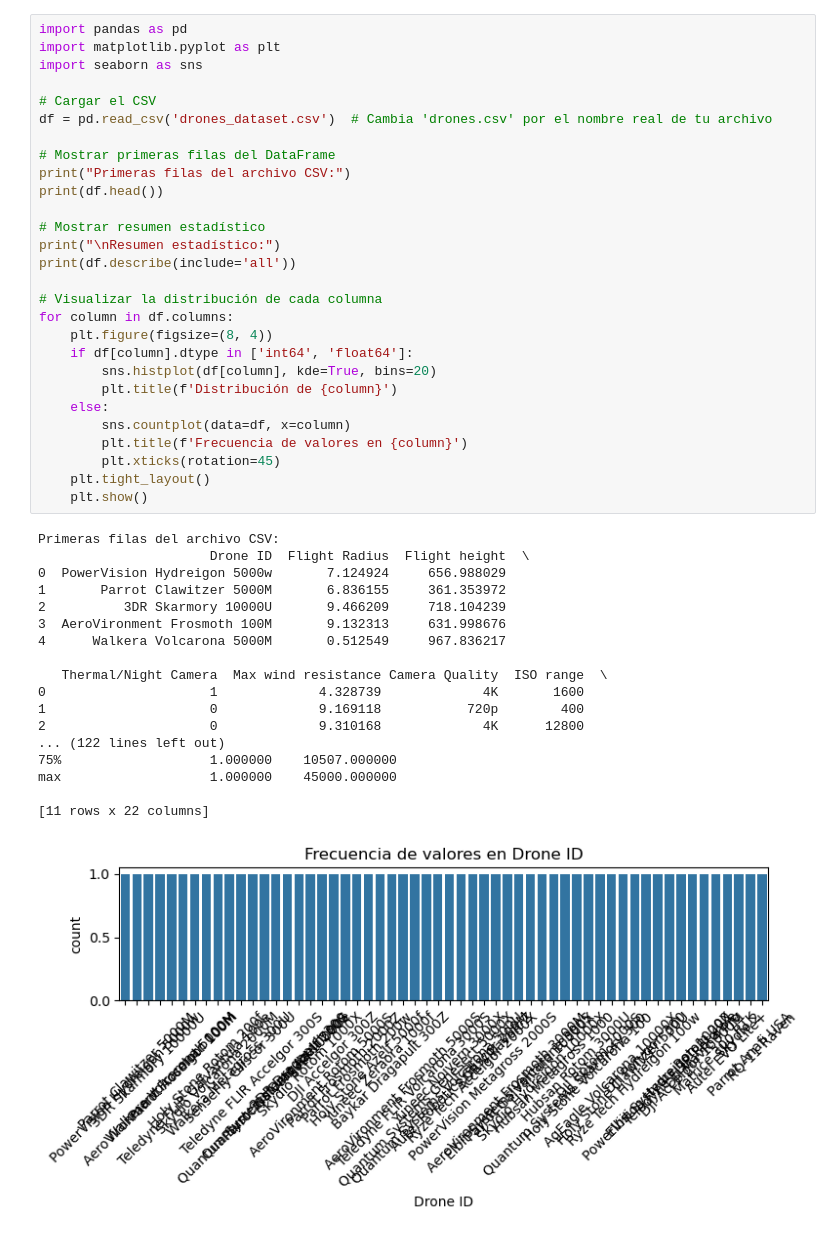
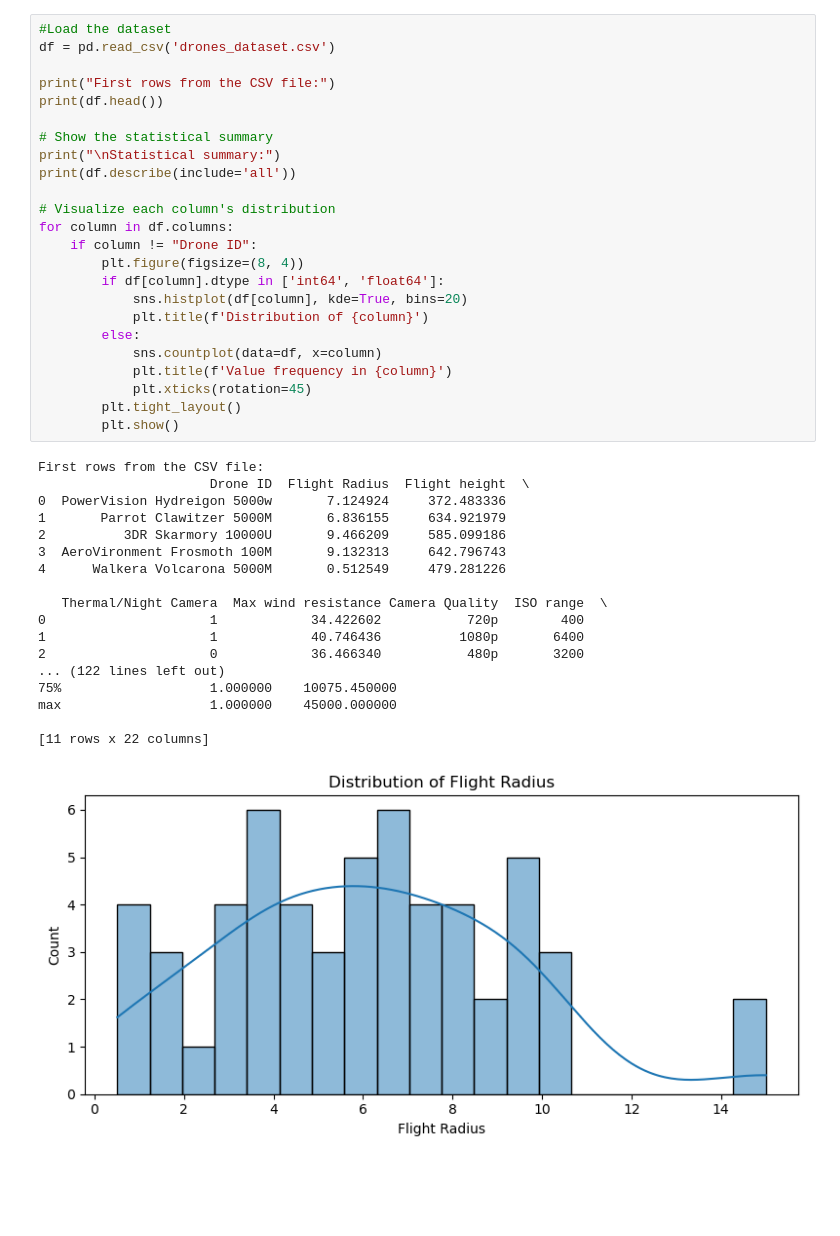
Before and after one commit to UnaiLalana/Decision-Support-System, a Jupyter notebook: visualization.ipynb, the cells around one changed output. Cells and saved outputs as stored; diff of their text form; blank space fills up the shorter version.

Commit message:
visualization fix

```diff
--- a/visualization.ipynb
+++ b/visualization.ipynb
@@ -1,47 +6,43 @@
 # %%
-import pandas as pd
-import matplotlib.pyplot as plt
-import seaborn as sns
+#Load the dataset
+df = pd.read_csv('drones_dataset.csv')
 
-# Cargar el CSV
-df = pd.read_csv('drones_dataset.csv')  # Cambia 'drones.csv' por el nombre real de tu archivo
-
-# Mostrar primeras filas del DataFrame
-print("Primeras filas del archivo CSV:")
+print("First rows from the CSV file:")
 print(df.head())
 
-# Mostrar resumen estadístico
-print("\nResumen estadístico:")
+# Show the statistical summary
+print("\nStatistical summary:")
 print(df.describe(include='all'))
 
-# Visualizar la distribución de cada columna
+# Visualize each column's distribution
 for column in df.columns:
-    plt.figure(figsize=(8, 4))
-    if df[column].dtype in ['int64', 'float64']:
-        sns.histplot(df[column], kde=True, bins=20)
-        plt.title(f'Distribución de {column}')
-    else:
-        sns.countplot(data=df, x=column)
-        plt.title(f'Frecuencia de valores en {column}')
-        plt.xticks(rotation=45)
-    plt.tight_layout()
-    plt.show()
+    if column != "Drone ID":
+        plt.figure(figsize=(8, 4))
+        if df[column].dtype in ['int64', 'float64']:
+            sns.histplot(df[column], kde=True, bins=20)
+            plt.title(f'Distribution of {column}')
+        else:
+            sns.countplot(data=df, x=column)
+            plt.title(f'Value frequency in {column}')
+            plt.xticks(rotation=45)
+        plt.tight_layout()
+        plt.show()
 # %% [output]
-Primeras filas del archivo CSV:
+First rows from the CSV file:
                       Drone ID  Flight Radius  Flight height  \
-0  PowerVision Hydreigon 5000w       7.124924     656.988029
-1       Parrot Clawitzer 5000M       6.836155     361.353972
-2          3DR Skarmory 10000U       9.466209     718.104239
-3  AeroVironment Frosmoth 100M       9.132313     631.998676
-4      Walkera Volcarona 5000M       0.512549     967.836217
+0  PowerVision Hydreigon 5000w       7.124924     372.483336
+1       Parrot Clawitzer 5000M       6.836155     634.921979
+2          3DR Skarmory 10000U       9.466209     585.099186
+3  AeroVironment Frosmoth 100M       9.132313     642.796743
+4      Walkera Volcarona 5000M       0.512549     479.281226
 
    Thermal/Night Camera  Max wind resistance Camera Quality  ISO range  \
-0                     1             4.328739             4K       1600
-1                     0             9.169118           720p        400
-2                     0             9.310168             4K      12800
+0                     1            34.422602           720p        400
+1                     1            40.746436          1080p       6400
+2                     0            36.466340           480p       3200
 ... (122 lines left out)
-75%                   1.000000    10507.000000
+75%                   1.000000    10075.450000
 max                   1.000000    45000.000000
 
 [11 rows x 22 columns]
-[figure, old version]
+[figure, new version]
```
Also changed, not shown: parts of 4 cells of this notebook.
